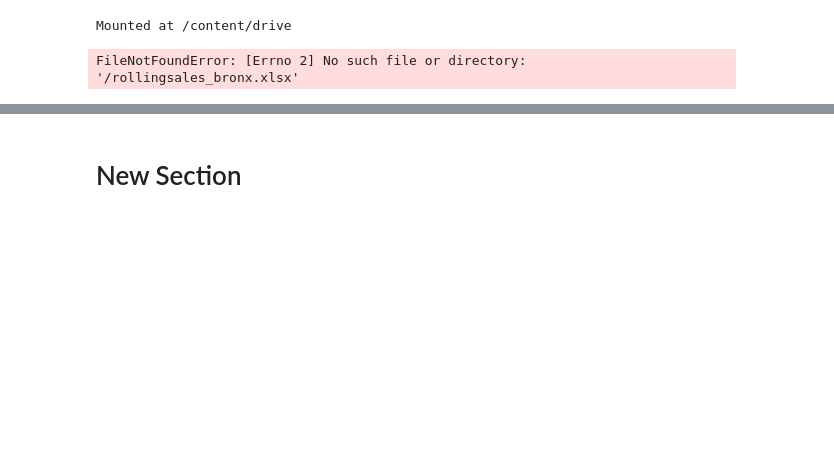
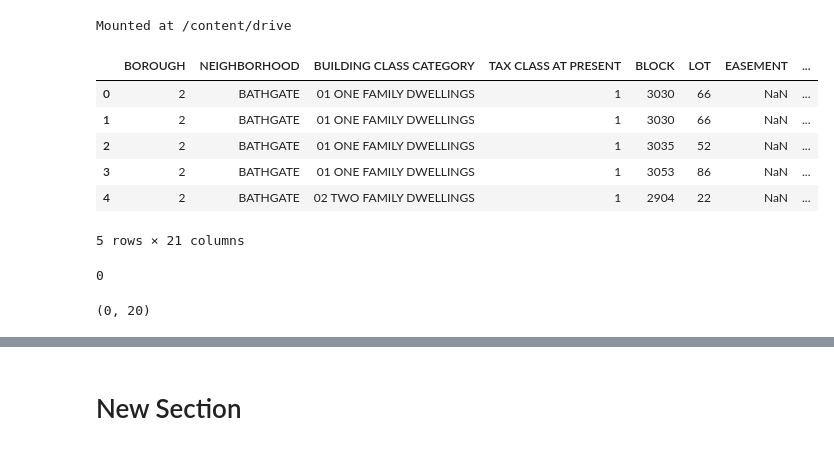
Before and after one commit to chonginbilly/Moringa_DS, a Jupyter notebook: Data_Cleaning_Group_Asssignment.ipynb, the cells around one changed output, grey strips where cells are left out. Saved outputs shown, nothing was run; the diff lists cells and outputs as text; code cells hidden in the pictures; blank space fills up the shorter version.

```diff
--- a/Data_Cleaning_Group_Asssignment.ipynb
+++ b/Data_Cleaning_Group_Asssignment.ipynb
@@ -17,7 +18,13 @@ drive.mount('/content/drive')
 # %% [output]
 Mounted at /content/drive
 # %%
-data = pd.read_excel('/rollingsales_bronx.xlsx')
+data= pd.read_excel('rollingsales_bronx.xlsx',date_parser='%m/%d/%Y')
 data.head()
 # %% [output]
+|  | BOROUGH | NEIGHBORHOOD | BUILDING CLASS CATEGORY | TAX CLASS AT PRESENT | BLOCK | LOT | EASEMENT | ... |
+| 0 | 2 | BATHGATE | 01 ONE FAMILY DWELLINGS | 1 | 3030 | 66 | NaN | ... |
+| 1 | 2 | BATHGATE | 01 ONE FAMILY DWELLINGS | 1 | 3030 | 66 | NaN | ... |
+| 2 | 2 | BATHGATE | 01 ONE FAMILY DWELLINGS | 1 | 3035 | 52 | NaN | ... |
+| 3 | 2 | BATHGATE | 01 ONE FAMILY DWELLINGS | 1 | 3053 | 86 | NaN | ... |
+| 4 | 2 | BATHGATE | 02 TWO FAMILY DWELLINGS | 1 | 2904 | 22 | NaN | ... |
-FileNotFoundError: [Errno 2] No such file or directory: '/rollingsales_bronx.xlsx'
+5 rows × 21 columns
@@ -23,0 +34,4 @@ FileNotFoundError: [Errno 2] No such file or directory: '/rollingsales_bronx.xls
+# %%
+sum(data.duplicated())
+# %% [output]
+0
@@ -23,0 +41,6 @@ FileNotFoundError: [Errno 2] No such file or directory: '/rollingsales_bronx.xls
+# %%
+
+data_cleaned=data.dropna(axis=0,how='all')
+data_cleaned.shape
+# %% [output]
+(0, 20)
```
Also changed, not shown: parts of 20 cells of this notebook.
